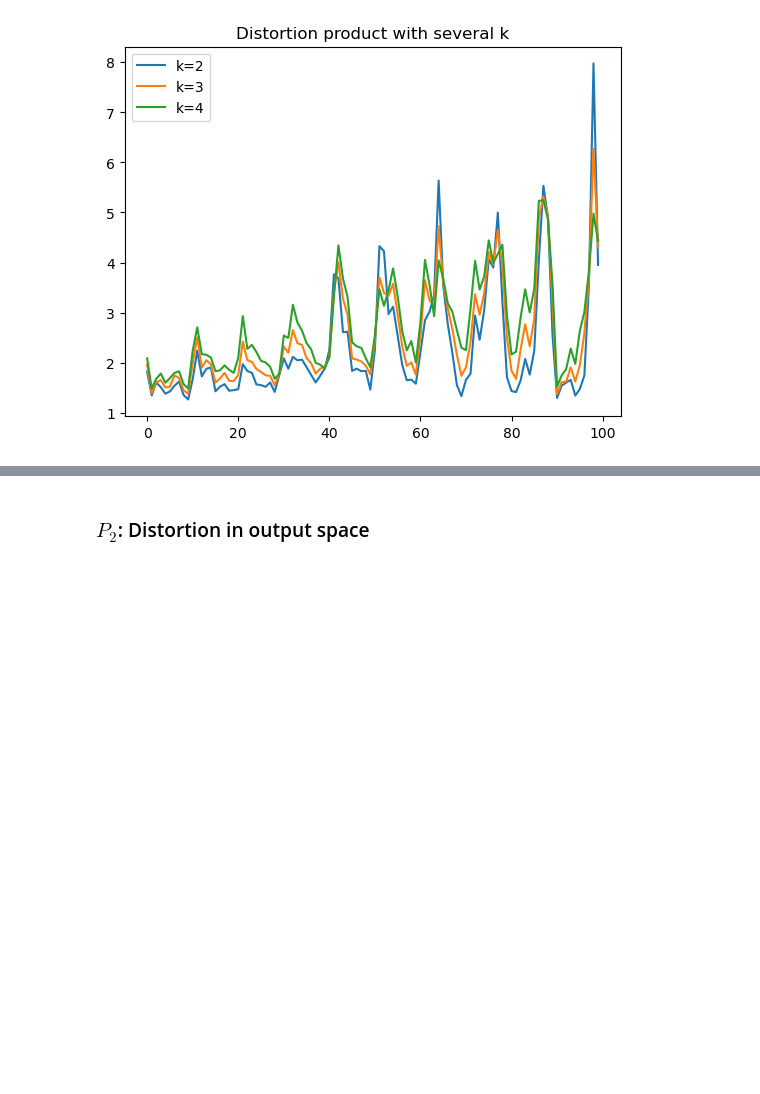
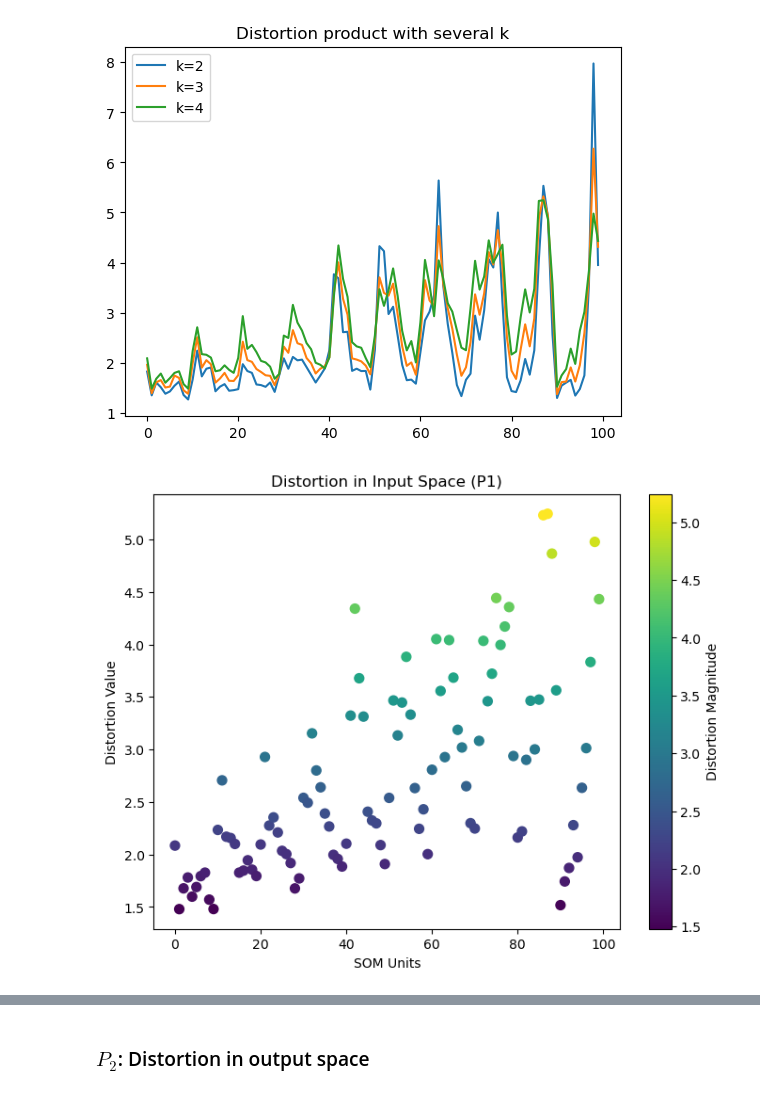
Before and after one commit to Jean-BaptisteCellier/SOM_TopographicProduct, a Jupyter notebook: coding_assignment.ipynb, the cells around one changed output, grey strips where cells are left out. Drawn from its saved outputs; the diff is of its cells as text; code cells hidden in the pictures; blank space fills up the shorter version.

```diff
--- a/coding_assignment.ipynb
+++ b/coding_assignment.ipynb
@@ -202,3 +195,13 @@ plt.title("Distortion product with several k")
 # %% [output]
 Text(0.5, 1.0, 'Distortion product with several k')
 [figure]
+# %%
+plt.figure(figsize=(8, 6))
+plt.scatter(range(len(list_disto_input_4)), list_disto_input_4, c=list_disto_input_4, cmap='viridis', s=50)
+plt.colorbar(label='Distortion Magnitude')
+plt.title('Distortion in Input Space (P1)')
+plt.xlabel('SOM Units')
+plt.ylabel('Distortion Value')
+plt.show()
+# %% [output]
+[figure, added]
```
Also changed, not shown: parts of 17 cells of this notebook.
